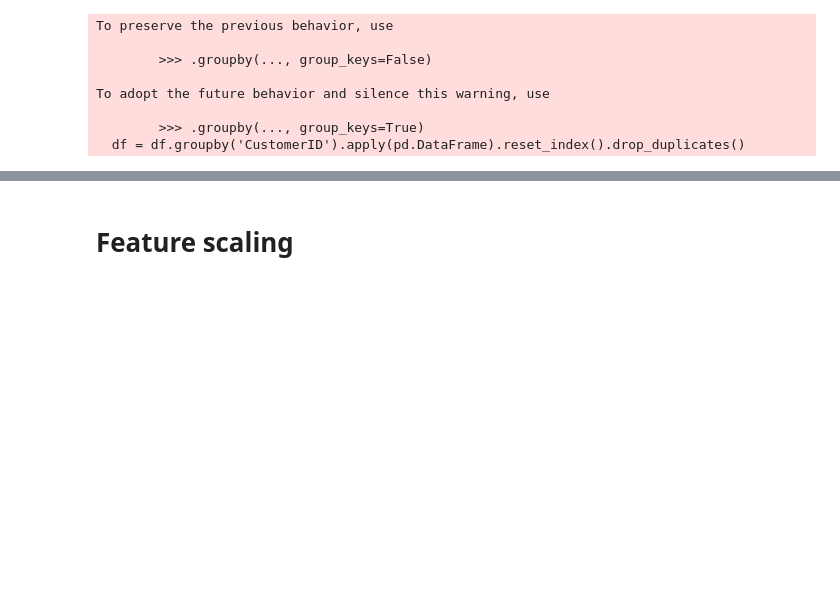
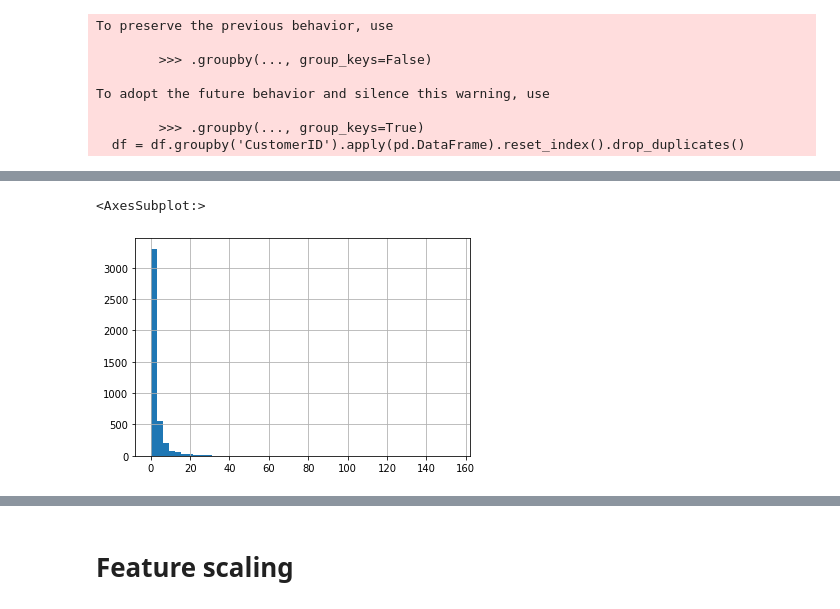
Before and after one commit to NehuenVill/Customer-Segmentation-with-Machine-Learning, a Jupyter notebook: 01_exploration.ipynb, the cells around one changed output, grey strips where cells are left out. Drawn from its saved outputs; the diff is of its cells as text; code cells hidden in the pictures; blank space fills up the shorter version.

```diff
--- a/01_exploration.ipynb
+++ b/01_exploration.ipynb
@@ -198,0 +232,5 @@ df.drop_duplicates()
+# %%
+df['Purchase_frequency'].hist(bins=50)
+# %% [output]
+<AxesSubplot:>
+[figure, added]
```
Also changed, not shown: parts of 16 cells of this notebook.
